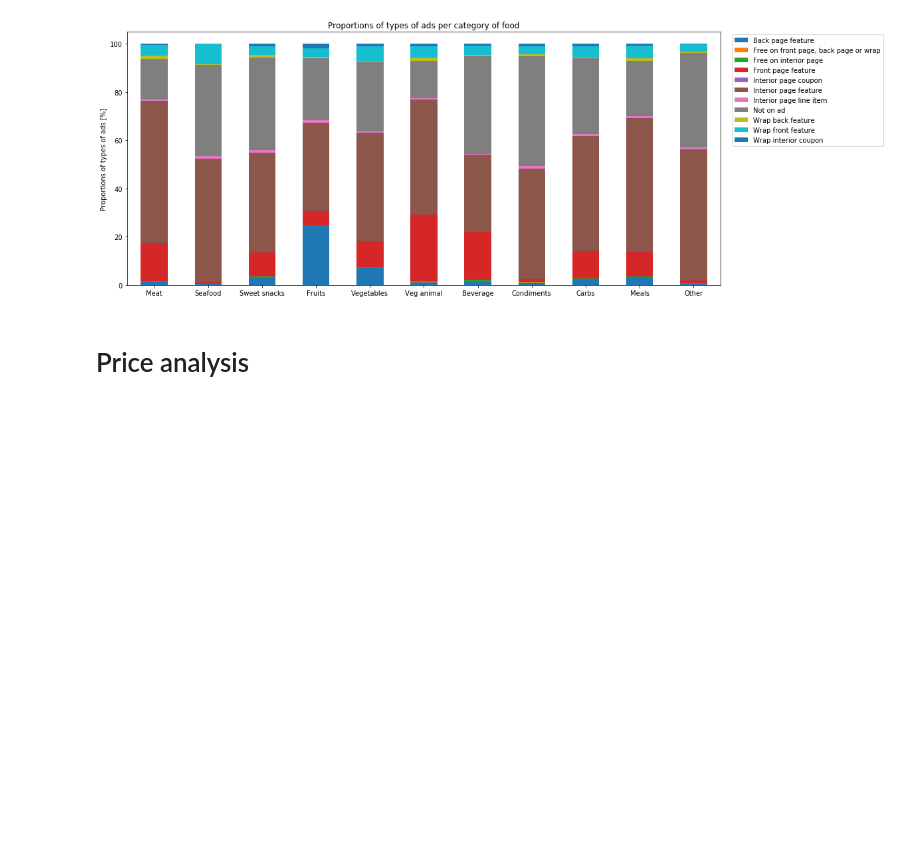
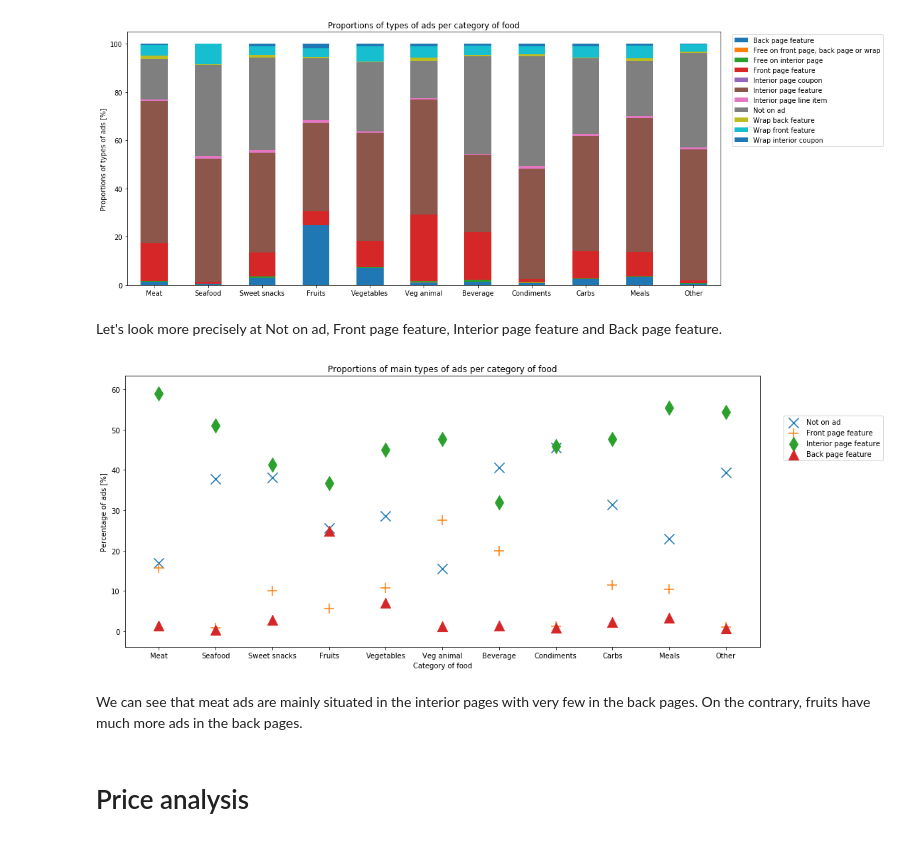
Before and after one commit to whateverforever/ada-2019-project, a Jupyter notebook: data_analysis.ipynb, the cells around one changed output. Cells and saved outputs as stored; diff of their text form; code cells hidden in the pictures; blank space fills up the shorter version.

```diff
--- a/data_analysis.ipynb
+++ b/data_analysis.ipynb
@@ -978,6 +967,27 @@ plt.legend(loc = 5, bbox_to_anchor = (1.28,0.77))
 plt.show()
 # %% [output]
 [figure]
+# %% [markdown]
+Let's look more precisely at Not on ad, Front page feature, Interior page feature and Back page feature.
+# %%
+plt.scatter(x = range(len(categories)), y = df_ads.transpose()['Not on ad'],
+            label = 'Not on ad', marker = 'x', s = 200)
+plt.scatter(x = range(len(categories)), y = df_ads.transpose()['Front page feature'],
+            label = 'Front page feature', marker = '+', s = 200)
+plt.scatter(x = range(len(categories)), y = df_ads.transpose()['Interior page feature'],
+            label = 'Interior page feature', marker = 'd', s = 200)
+plt.scatter(x = range(len(categories)), y = df_ads.transpose()['Back page feature'],
+            label = 'Back page feature', marker = '^', s = 200)
+plt.xticks(range(len(categories)), list(categories))
+plt.title('Proportions of main types of ads per category of food')
+plt.xlabel('Category of food')
+plt.ylabel('Percentage of ads [%]')
+plt.legend(loc = 5, bbox_to_anchor = (1.2,0.77))
+plt.show()
+# %% [output]
+[figure, added]
+# %% [markdown]
+We can see that meat ads are mainly situated in the interior pages with very few in the back pages. On the contrary, fruits have much more ads in the back pages.
 # %% [markdown]
 # Price analysis
 # %% [markdown]
```
Also changed, not shown: parts of 24 cells of this notebook.
